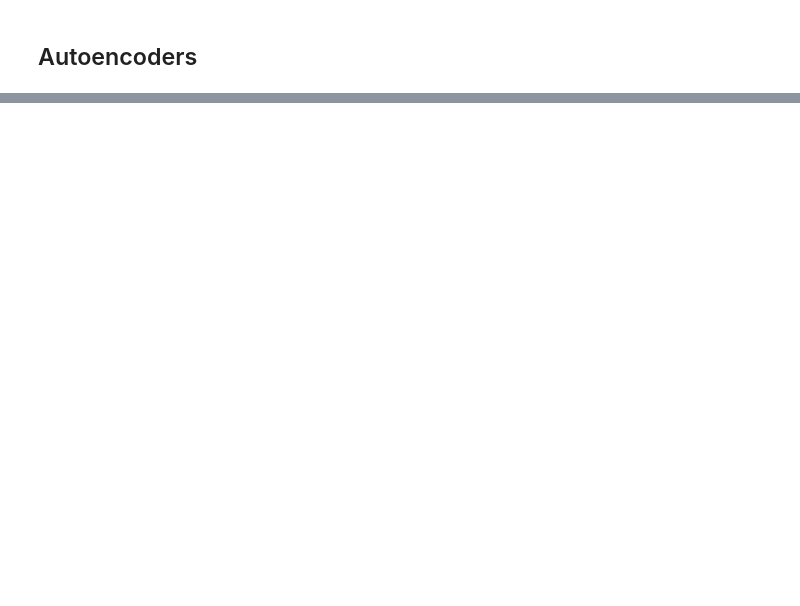
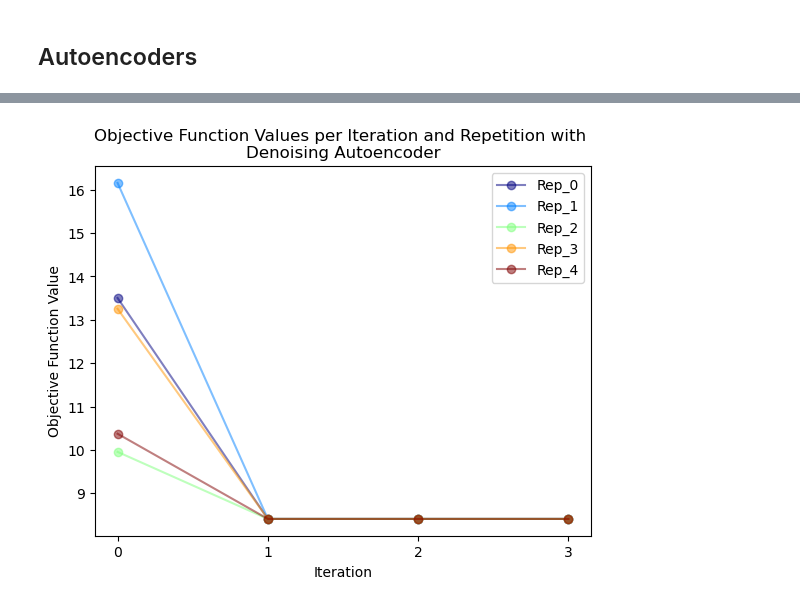
Before and after one commit to TedOiler/dexpy, a Jupyter notebook: v2/autoencoder_funcs.ipynb, the cells around one changed output, grey strips where cells are left out. Cells and saved outputs as stored; diff of their text form; code cells hidden in the pictures; blank space fills up the shorter version.

```diff
--- a/v2/autoencoder_funcs.ipynb
+++ b/v2/autoencoder_funcs.ipynb
@@ -73,0 +473,13 @@ Epoch 491/1000
+# %%
+if np.min(history_noisy.history['val_loss']) < np.min(history.history['val_loss']):
+    use_denoising = True
+    use_normal = False
+else:
+    use_denoising = False
+    use_normal = True
+
+results, all_designs = optimize_designs(encoder, decoder, encoder_noisy, decoder_noisy, cordex_discrete, objective_function, runs, n_x, scalars, optimality, J_cb, n_repetitions=5, n_iterations=3, use_denoising=use_denoising, use_normal=use_normal)
+# %%
+plot_results(results, n_repetitions=5)
+# %% [output]
+[figure, added]
```
Also changed, not shown: parts of 37 cells of this notebook, 13 other files.
